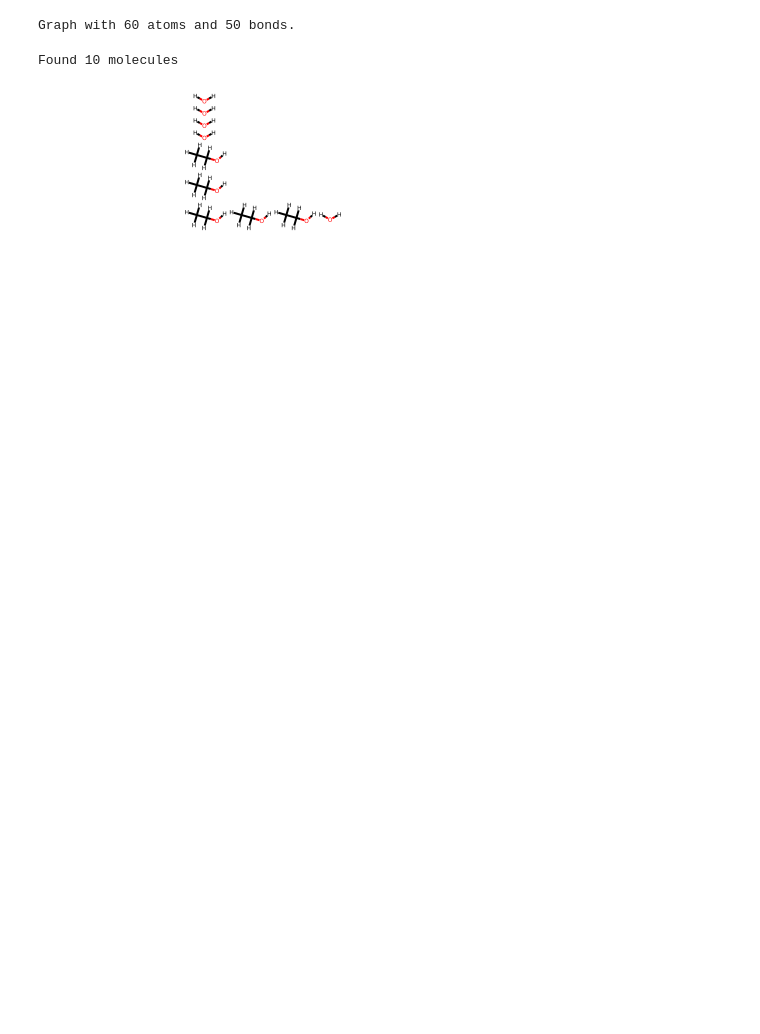
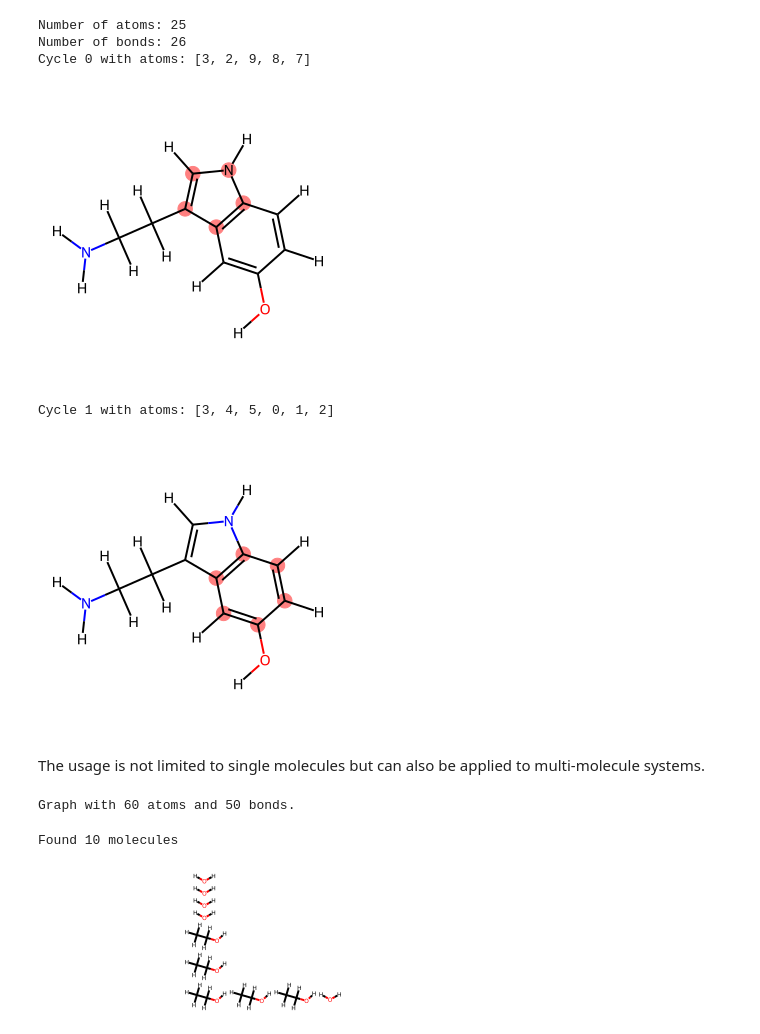
Before and after one commit to zincware/rdkit2ase, a Jupyter notebook: docs/source/networkx_tools.ipynb, the cells around one changed output. Drawn from its saved outputs; the diff is of its cells as text; code cells hidden in the pictures; blank space fills up the shorter version.

```diff
--- a/docs/source/networkx_tools.ipynb
+++ b/docs/source/networkx_tools.ipynb
@@ -7,3 +21,19 @@ import rdkit2ase
+# %%
+graph = rdkit2ase.ase2networkx(serotonin)
+print(f"Number of atoms: {graph.number_of_nodes()}")
+print(f"Number of bonds: {graph.number_of_edges()}")
+for idx, cycle in enumerate(nx.cycle_basis(graph)):
+    print(f"Cycle {idx} with atoms: {cycle}")
+    display(Draw.MolToImage(mol, highlightAtoms=cycle))
+# %% [output]
+Number of atoms: 25
+Number of bonds: 26
+Cycle 0 with atoms: [3, 2, 9, 8, 7]
+[figure, added]
+Cycle 1 with atoms: [3, 4, 5, 0, 1, 2]
+[figure, added]
+# %% [markdown]
+The usage is not limited to single molecules but can also be applied to multi-molecule systems.
 # %%
 water = rdkit2ase.smiles2conformers("O", numConfs=10)
 etoh = rdkit2ase.smiles2conformers("CCO", numConfs=10)
```
Also changed, not shown: parts of 7 cells of this notebook, 6 other files.
